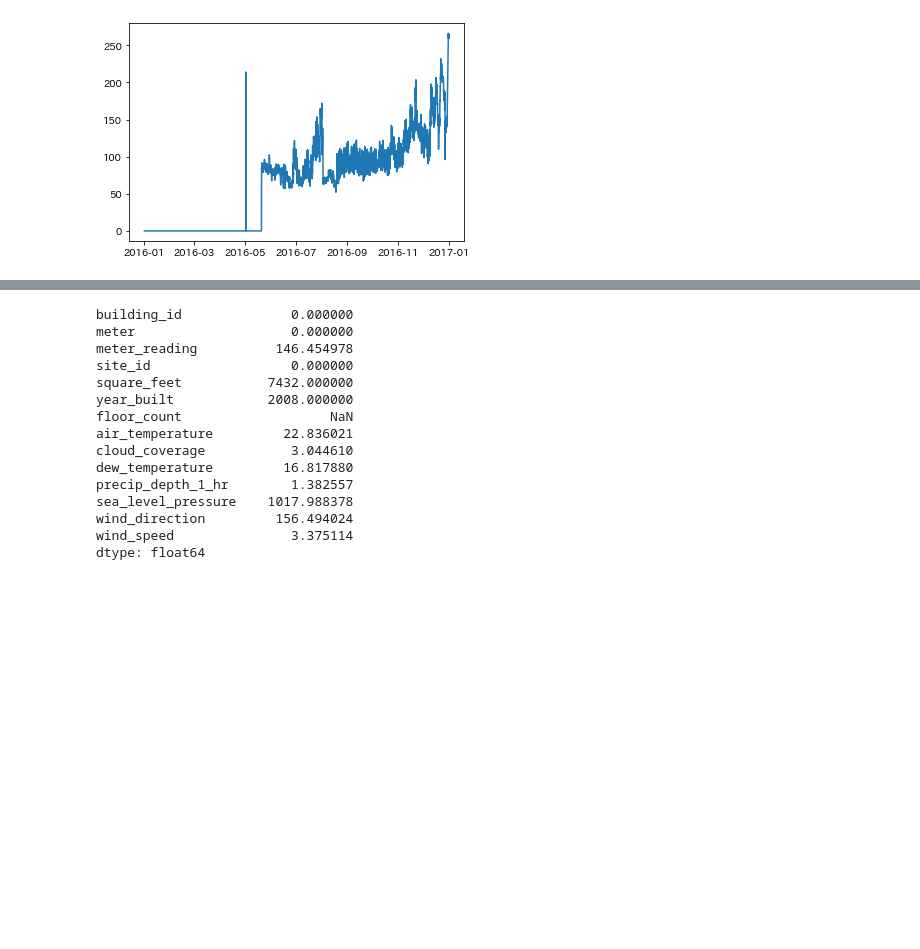
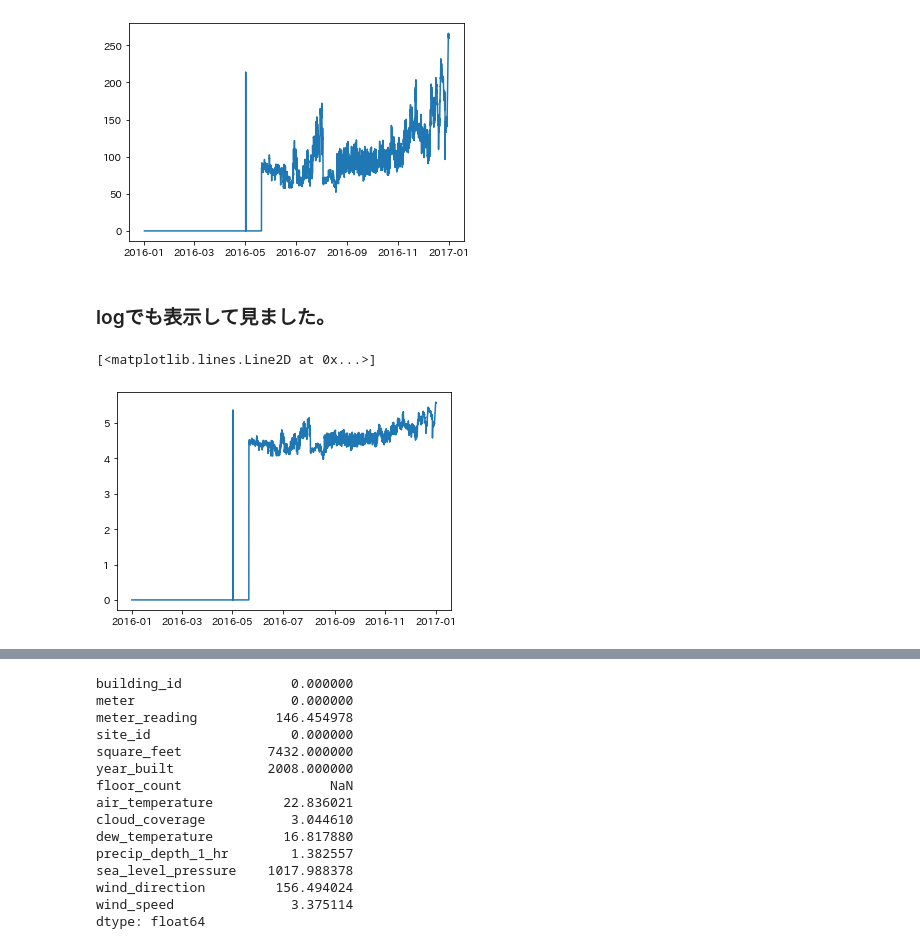
Before and after one commit to komoriTT/git, a Jupyter notebook: 02_解析.ipynb, the cells around one changed output, grey strips where cells are left out. Cells and saved outputs as stored; diff of their text form; code cells hidden in the pictures; blank space fills up the shorter version.

```diff
--- a/02_解析.ipynb
+++ b/02_解析.ipynb
@@ -193,6 +220,13 @@ plt.plot(data_merge[(data_merge["meter"]==0) & (data_merge["building_id"]==0) ][
 # %% [output]
 [<matplotlib.lines.Line2D at 0x...>]
 [figure]
+# %% [markdown]
+### logでも表示して見ました。
+# %%
+plt.plot(data_merge[(data_merge["meter"]==0) & (data_merge["building_id"]==0) ]["timestamp"],np.log1p(data_merge[(data_merge["meter"]==0) & (data_merge["building_id"]==6)]["meter_reading"]))
+# %% [output]
+[<matplotlib.lines.Line2D at 0x...>]
+[figure, added]
 # %%
 data_merge.query('not (building_id <= 104 & meter == 0 & timestamp <= "2016-05-20")')
 # %% [output]
```
Also changed, not shown: parts of 11 cells of this notebook.
